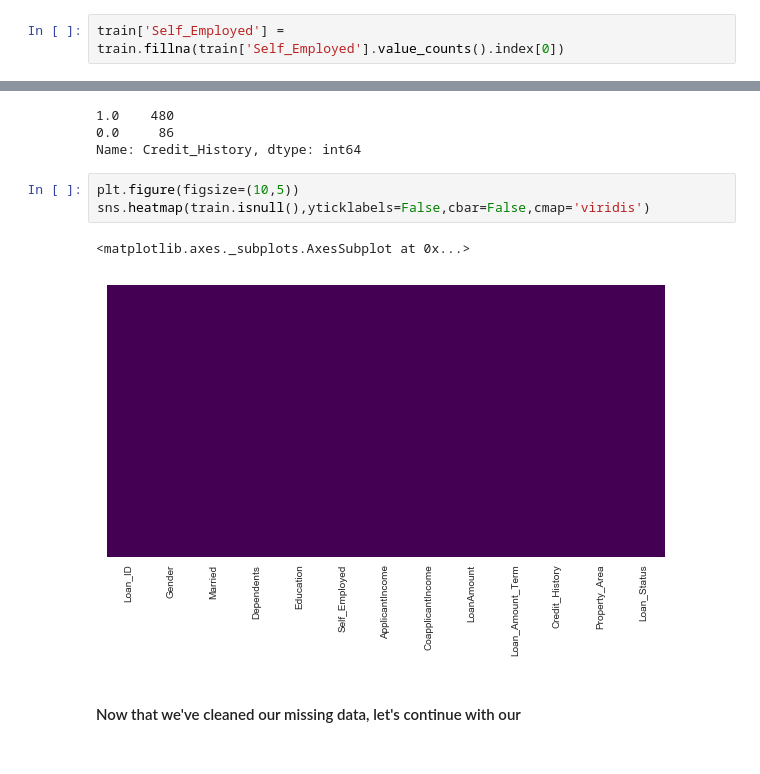
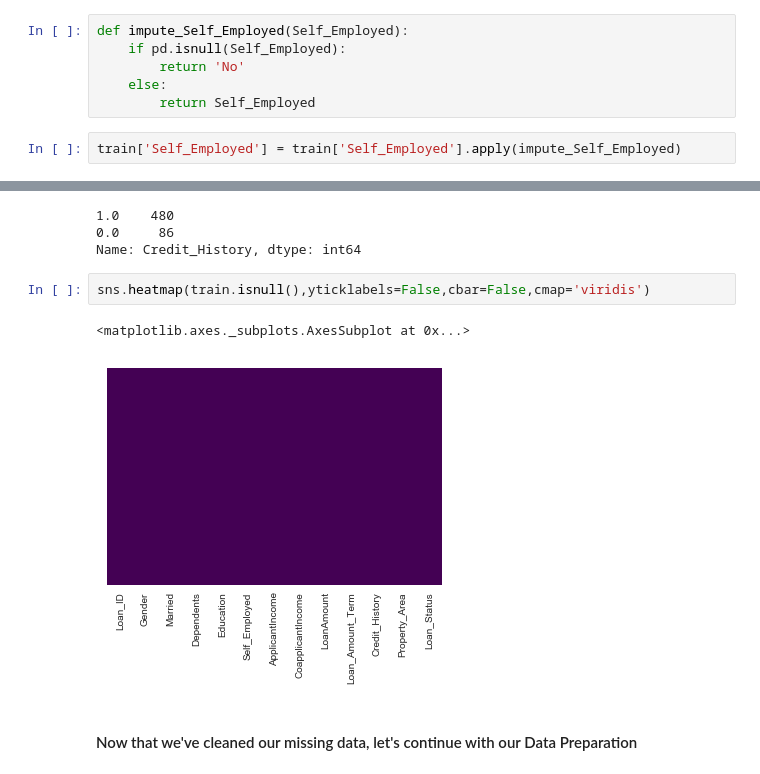
Before and after one commit to AmineHosni/Loan-Prediction-III, a Jupyter notebook: Untitled1.ipynb, the cells around one changed output, grey strips where cells are left out. Drawn from its saved outputs; the diff is of its cells as text.

Commit message:
fixed some errors in cleaning missing data

```diff
--- a/Untitled1.ipynb
+++ b/Untitled1.ipynb
@@ -325,2 +342,8 @@ I'm going to replace Self_Employed with tis most frequent category which is No
+# %%
+def impute_Self_Employed(Self_Employed):
+    if pd.isnull(Self_Employed):
+        return 'No'
+    else:
+        return Self_Employed
 # %%
-train['Self_Employed'] = train.fillna(train['Self_Employed'].value_counts().index[0])
+train['Self_Employed'] = train['Self_Employed'].apply(impute_Self_Employed)
@@ -380,10 +414,9 @@ train['Credit_History'].value_counts(dropna=False)
 0.0     86
 Name: Credit_History, dtype: int64
 # %%
-plt.figure(figsize=(10,5))
 sns.heatmap(train.isnull(),yticklabels=False,cbar=False,cmap='viridis')
 # %% [output]
 <matplotlib.axes._subplots.AxesSubplot at 0x...>
-[figure, old version]
+[figure, new version]
 # %% [markdown]
-#### Now that we've cleaned our missing data, let's continue with our
+#### Now that we've cleaned our missing data, let's continue with our Data Preparation
```
Also changed, not shown: parts of 11 cells of this notebook.
